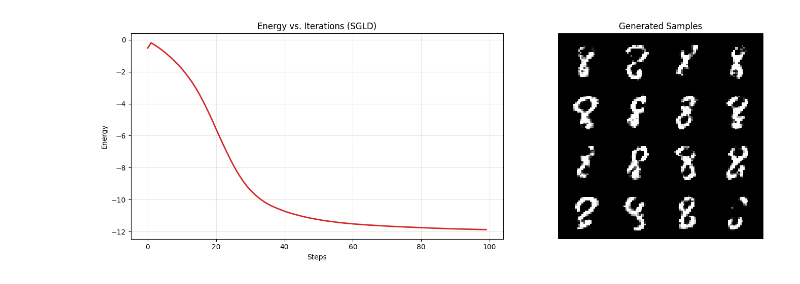
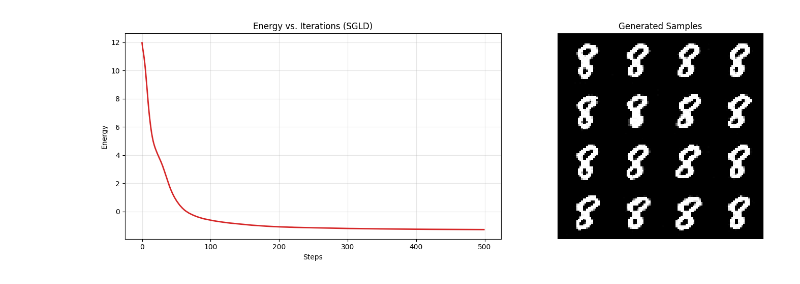
Before and after one commit to Stanford-AI-for-LEAN-Club/lean-ebm, a Jupyter notebook: test.ipynb, the cells around one changed output. Saved outputs shown, nothing was run; the diff lists cells and outputs as text; code cells hidden in the pictures.

```diff
--- a/test.ipynb
+++ b/test.ipynb
@@ -4,7 +5,8 @@ from model import CNN
 import omegaconf
 import matplotlib.pyplot as plt
 # %%
-model = CNN(conf=omegaconf.OmegaConf.load("./config.yaml"))
+conf = omegaconf.OmegaConf.load("./config.yaml")
+model = ContrastiveLearning(CNN(conf), conf)
 with open("./checkpoints/energy_based_learning.pth", "rb") as f:
     model.load_state_dict(torch.load(f, map_location="mps"))
 model.to("mps")
@@ -47,34 +52,36 @@ def plot_results(samples, energy_history):
     Displays the energy convergence and the final sampled images.
     """
     fig, ax = plt.subplots(1, 2, figsize=(15, 5))
 
     # Plot Energy Curve
     ax[0].plot(energy_history, color='tab:red', linewidth=2)
     ax[0].set_title("Energy vs. Iterations (SGLD)")
     ax[0].set_xlabel("Steps")
     ax[0].set_ylabel("Energy")
     ax[0].grid(True, alpha=0.3)
 
     # Plot Image Grid
     ax[1].set_title("Generated Samples")
     # Rescale from [-1, 1] to [0, 1] for visualization
     grid_img = torchvision.utils.make_grid(samples, nrow=4, normalize=True, padding=2)
     img_np = grid_img.permute(1, 2, 0).cpu().numpy()
     ax[1].imshow(img_np)
     ax[1].axis('off')
 
     plt.tight_layout()
     plt.show()
 
 # Example Usage:
 # samples, energies = my_model.sample_with_energy_track(steps=60, step_size=10, noise_scale=0.005)
 # plot_results(samples, energies)
 
-samples, energies = model.sample_with_energy_track(
-    steps=100,
+samples, energies = model.sample_langevin(
+    num_samples=16,
+    steps=500,
     step_size=10,
-    noise_scale=0.05
+    noise_scale=0.05,
+    record_energy=True
 )
 plot_results(samples, energies)
 # %% [output]
-[figure, old version]
+[figure, new version]
```
Also changed, not shown: parts of 3 cells of this notebook, 8 other files.
